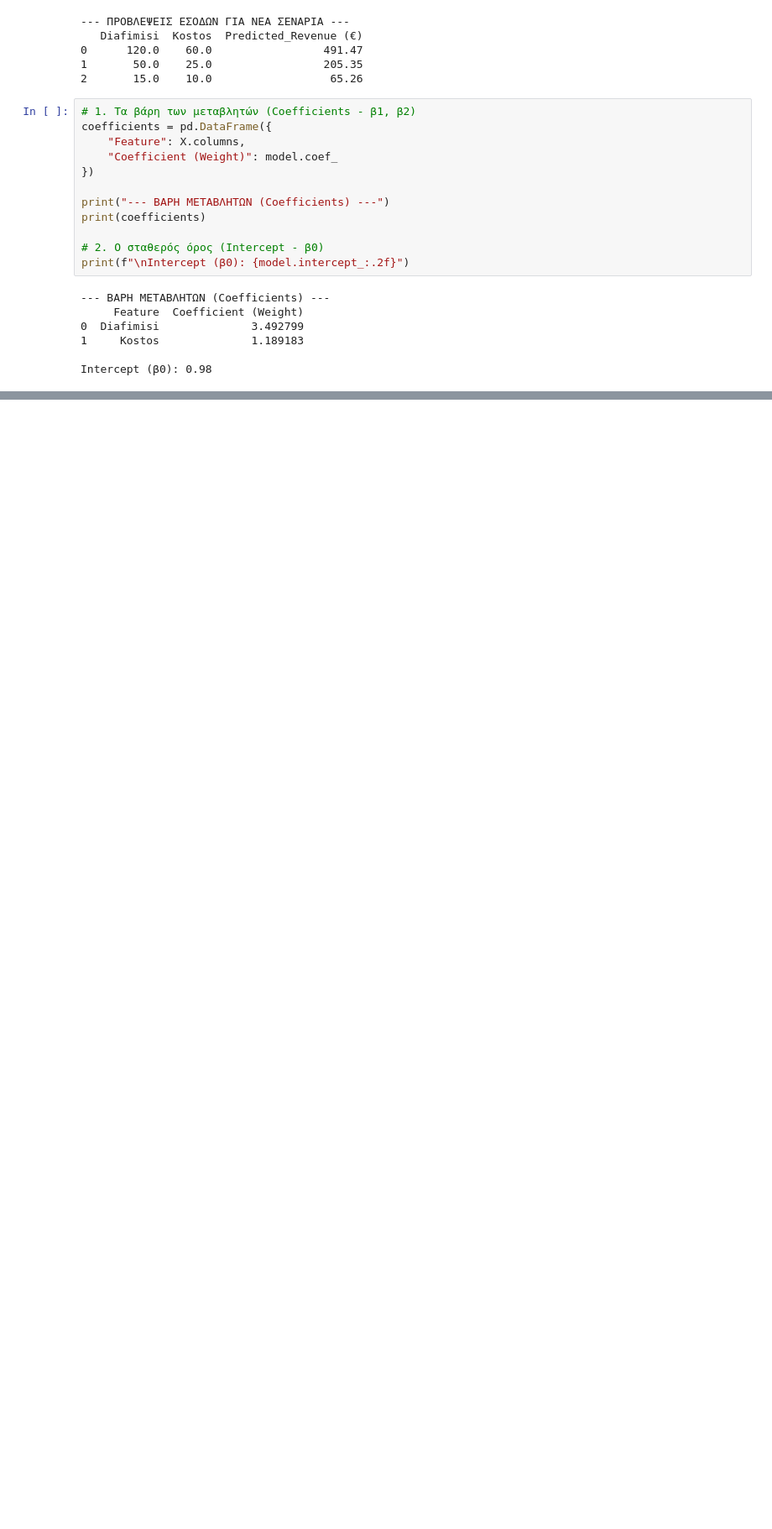
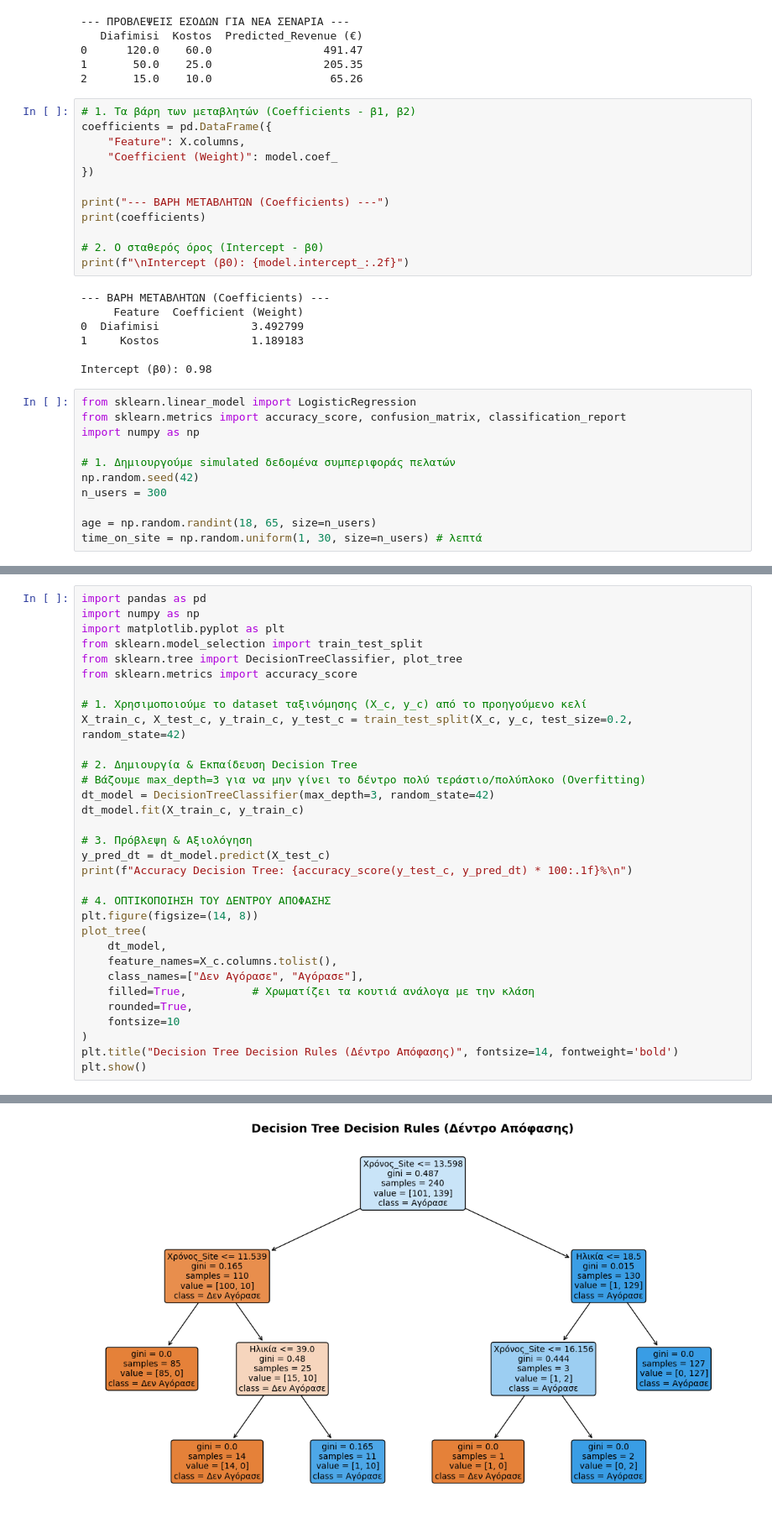
Before and after one commit to dimosm93/AI_Bootcamp, a Jupyter notebook: DataVisualizationProject.ipynb, the cells around one changed output, grey strips where cells are left out. Shown at 84% size. Cells and saved outputs as stored; diff of their text form; blank space fills up the shorter version.

```diff
--- a/DataVisualizationProject.ipynb
+++ b/DataVisualizationProject.ipynb
@@ -537,3 +537,14 @@ print(f"\nIntercept (β0): {model.intercept_:.2f}")
 1     Kostos              1.189183
 
 Intercept (β0): 0.98
+# %%
+from sklearn.linear_model import LogisticRegression
+from sklearn.metrics import accuracy_score, confusion_matrix, classification_report
+import numpy as np
+
+# 1. Δημιουργούμε simulated δεδομένα συμπεριφοράς πελατών
+np.random.seed(42)
+n_users = 300
+
+age = np.random.randint(18, 65, size=n_users)
+time_on_site = np.random.uniform(1, 30, size=n_users) # λεπτά
@@ -539,0 +610,33 @@ Intercept (β0): 0.98
+# %%
+import pandas as pd
+import numpy as np
+import matplotlib.pyplot as plt
+from sklearn.model_selection import train_test_split
+from sklearn.tree import DecisionTreeClassifier, plot_tree
+from sklearn.metrics import accuracy_score
+
+# 1. Χρησιμοποιούμε το dataset ταξινόμησης (X_c, y_c) από το προηγούμενο κελί
+X_train_c, X_test_c, y_train_c, y_test_c = train_test_split(X_c, y_c, test_size=0.2, random_state=42)
+
+# 2. Δημιουργία & Εκπαίδευση Decision Tree
+# Βάζουμε max_depth=3 για να μην γίνει το δέντρο πολύ τεράστιο/πολύπλοκο (Overfitting)
+dt_model = DecisionTreeClassifier(max_depth=3, random_state=42)
+dt_model.fit(X_train_c, y_train_c)
+
+# 3. Πρόβλεψη & Αξιολόγηση
+y_pred_dt = dt_model.predict(X_test_c)
+print(f"Accuracy Decision Tree: {accuracy_score(y_test_c, y_pred_dt) * 100:.1f}%\n")
+
+# 4. ΟΠΤΙΚΟΠΟΙΗΣΗ ΤΟΥ ΔΕΝΤΡΟΥ ΑΠΟΦΑΣΗΣ
+plt.figure(figsize=(14, 8))
+plot_tree(
+    dt_model,
+    feature_names=X_c.columns.tolist(),
+    class_names=["Δεν Αγόρασε", "Αγόρασε"],
+    filled=True,          # Χρωματίζει τα κουτιά ανάλογα με την κλάση
+    rounded=True,
+    fontsize=10
+)
+plt.title("Decision Tree Decision Rules (Δέντρο Απόφασης)", fontsize=14, fontweight='bold')
+plt.show()
+# %% [output]
@@ -539,0 +644 @@ Intercept (β0): 0.98
+[figure, added]
```
Also changed, not shown: parts of 4 cells of this notebook, 6 other files.
